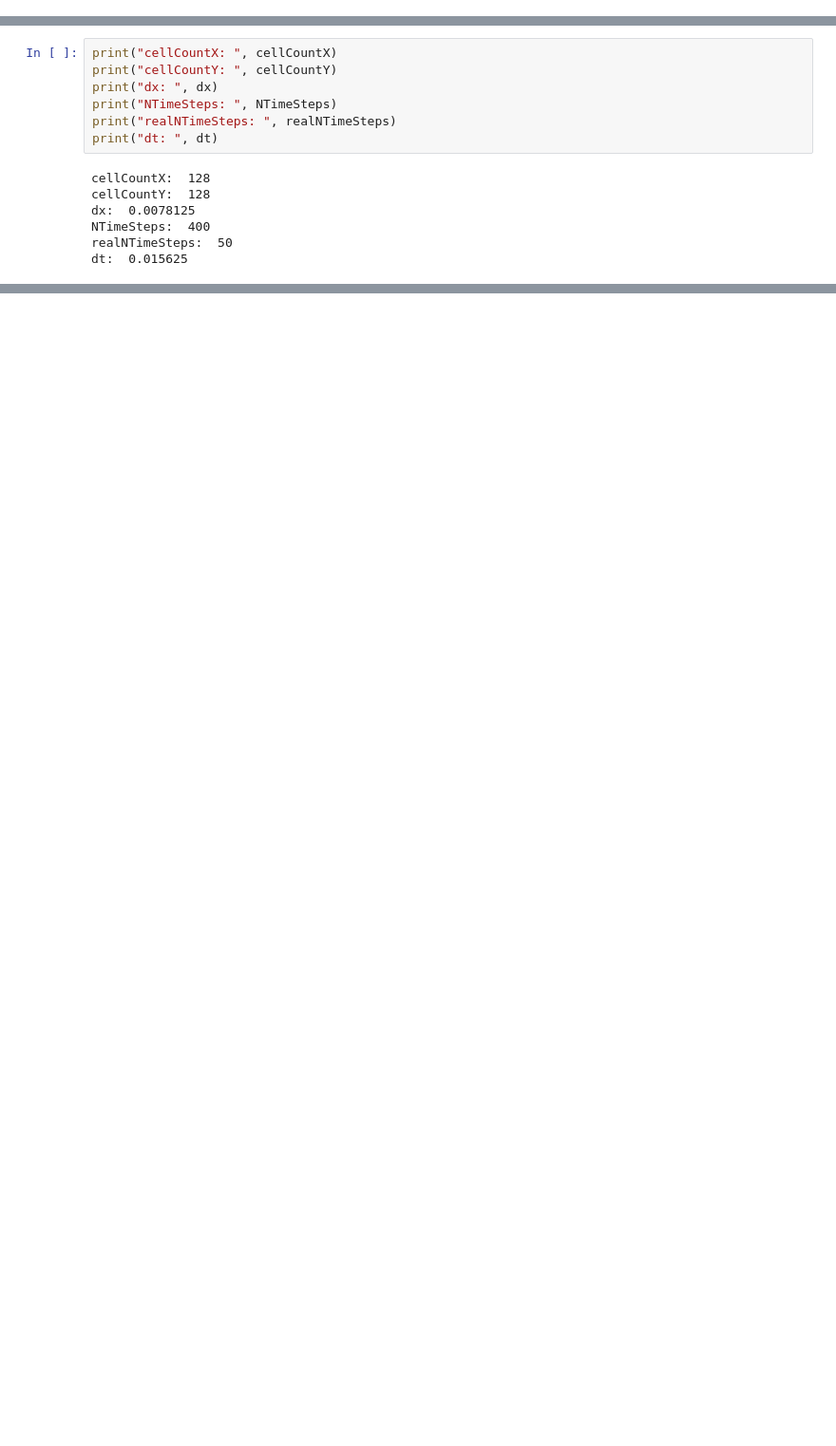
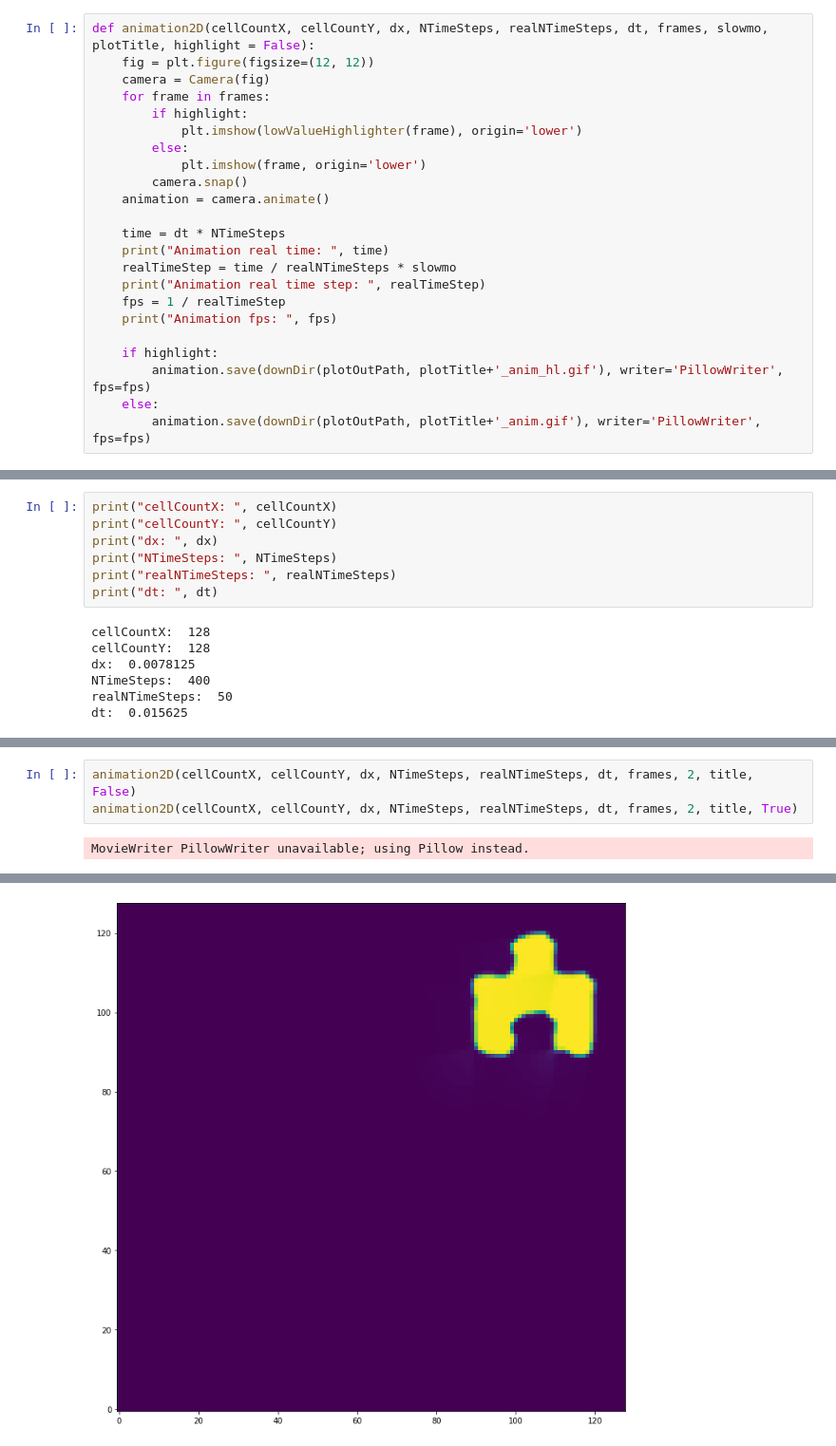
Before and after one commit to GSench/DigitalGeometry, a Jupyter notebook: Programs/DGVisualization/JupyterResearch/TransportEquation2DVisualizer.ipynb, the cells around one changed output, grey strips where cells are left out. Shown at 95% size. Cells and saved outputs as stored; diff of their text form; blank space fills up the shorter version.

```diff
--- a/Programs/DGVisualization/JupyterResearch/TransportEquation2DVisualizer.ipynb
+++ b/Programs/DGVisualization/JupyterResearch/TransportEquation2DVisualizer.ipynb
@@ -44,0 +66,23 @@ C:\Programing\Projects\DigitalGeometry\Programs\Output\GraphicsResults\Solver2D
+# %%
+def animation2D(cellCountX, cellCountY, dx, NTimeSteps, realNTimeSteps, dt, frames, slowmo, plotTitle, highlight = False):
+    fig = plt.figure(figsize=(12, 12))
+    camera = Camera(fig)
+    for frame in frames:
+        if highlight:
+            plt.imshow(lowValueHighlighter(frame), origin='lower')
+        else:
+            plt.imshow(frame, origin='lower')
+        camera.snap()
+    animation = camera.animate()
+
+    time = dt * NTimeSteps
+    print("Animation real time: ", time)
+    realTimeStep = time / realNTimeSteps * slowmo
+    print("Animation real time step: ", realTimeStep)
+    fps = 1 / realTimeStep
+    print("Animation fps: ", fps)
+
+    if highlight:
+        animation.save(downDir(plotOutPath, plotTitle+'_anim_hl.gif'), writer='PillowWriter', fps=fps)
+    else:
+        animation.save(downDir(plotOutPath, plotTitle+'_anim.gif'), writer='PillowWriter', fps=fps)
@@ -135,0 +179,5 @@ Animation fps:  4.0
+# %%
+animation2D(cellCountX, cellCountY, dx, NTimeSteps, realNTimeSteps, dt, frames, 2, title, False)
+animation2D(cellCountX, cellCountY, dx, NTimeSteps, realNTimeSteps, dt, frames, 2, title, True)
+# %% [output]
+MovieWriter PillowWriter unavailable; using Pillow instead.
@@ -135,0 +191 @@ Animation fps:  4.0
+[figure, added]
```
Also changed, not shown: parts of 30 cells of this notebook, 17 other files.
